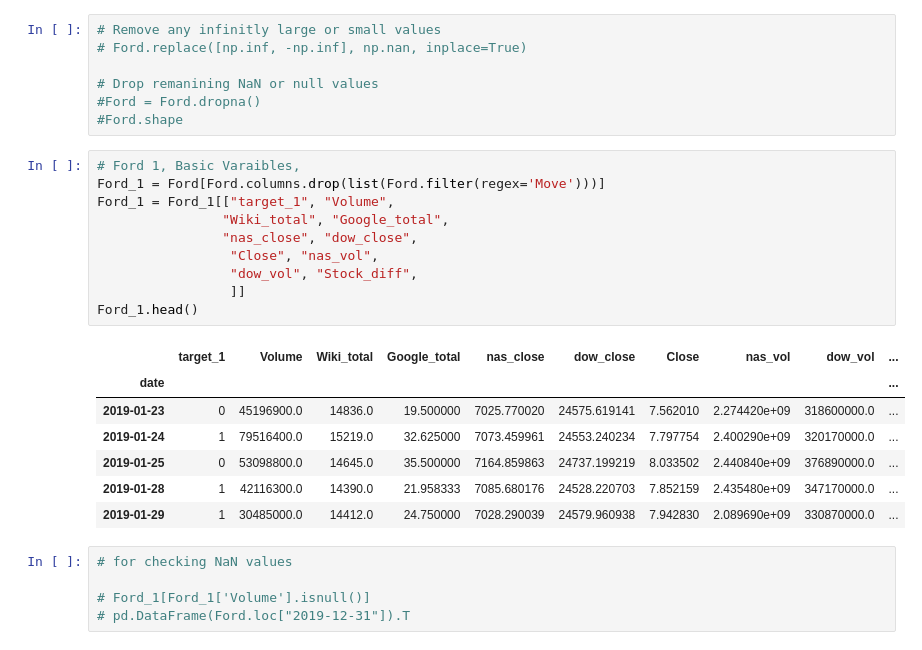
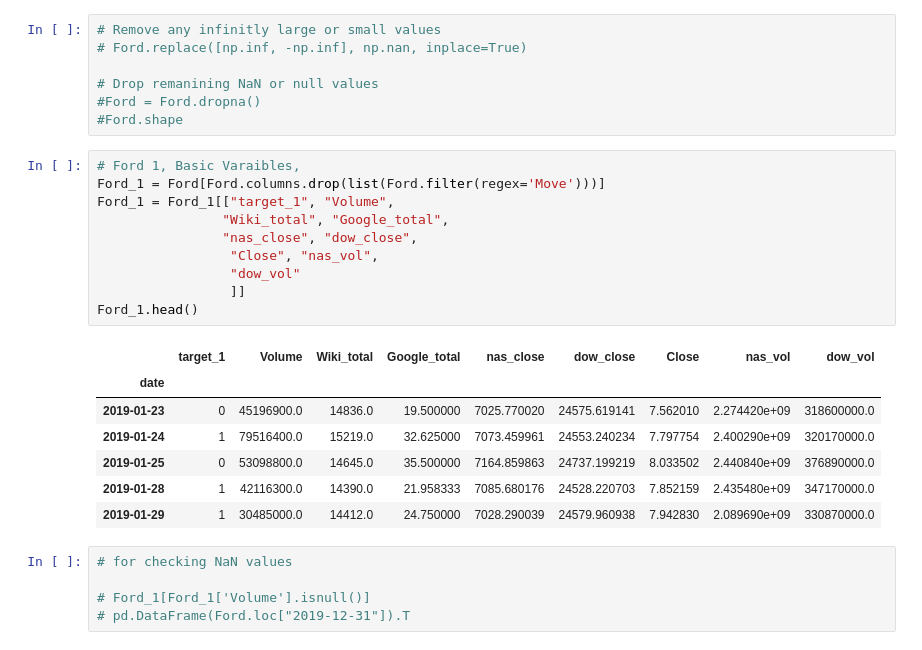
Before and after one commit to fabcabrera/Stock-Predictions, a Jupyter notebook: Jack/Initial CNN with Ford.ipynb, the cells around one changed output. Drawn from its saved outputs; the diff is of its cells as text.

```diff
--- a/Jack/Initial CNN with Ford.ipynb
+++ b/Jack/Initial CNN with Ford.ipynb
@@ -38,21 +38,21 @@ pd.DataFrame(Ford.isna().sum()).T
 # %%
 # Ford 1, Basic Varaibles,
 Ford_1 = Ford[Ford.columns.drop(list(Ford.filter(regex='Move')))]
 Ford_1 = Ford_1[["target_1", "Volume",
                 "Wiki_total", "Google_total",
                 "nas_close", "dow_close",
                  "Close", "nas_vol",
-                 "dow_vol", "Stock_diff",
+                 "dow_vol"
                  ]]
 Ford_1.head()
 # %% [output]
-|  | target_1 | Volume | Wiki_total | Google_total | nas_close | dow_close | Close | nas_vol | dow_vol | ... |
-| date |  |  |  |  |  |  |  |  |  | ... |
-| 2019-01-23 | 0 | 45196900.0 | 14836.0 | 19.500000 | 7025.770020 | 24575.619141 | 7.562010 | 2.274420e+09 | 318600000.0 | ... |
-| 2019-01-24 | 1 | 79516400.0 | 15219.0 | 32.625000 | 7073.459961 | 24553.240234 | 7.797754 | 2.400290e+09 | 320170000.0 | ... |
-| 2019-01-25 | 0 | 53098800.0 | 14645.0 | 35.500000 | 7164.859863 | 24737.199219 | 8.033502 | 2.440840e+09 | 376890000.0 | ... |
-| 2019-01-28 | 1 | 42116300.0 | 14390.0 | 21.958333 | 7085.680176 | 24528.220703 | 7.852159 | 2.435480e+09 | 347170000.0 | ... |
-| 2019-01-29 | 1 | 30485000.0 | 14412.0 | 24.750000 | 7028.290039 | 24579.960938 | 7.942830 | 2.089690e+09 | 330870000.0 | ... |
+|  | target_1 | Volume | Wiki_total | Google_total | nas_close | dow_close | Close | nas_vol | dow_vol |
+| date |  |  |  |  |  |  |  |  |  |
+| 2019-01-23 | 0 | 45196900.0 | 14836.0 | 19.500000 | 7025.770020 | 24575.619141 | 7.562010 | 2.274420e+09 | 318600000.0 |
+| 2019-01-24 | 1 | 79516400.0 | 15219.0 | 32.625000 | 7073.459961 | 24553.240234 | 7.797754 | 2.400290e+09 | 320170000.0 |
+| 2019-01-25 | 0 | 53098800.0 | 14645.0 | 35.500000 | 7164.859863 | 24737.199219 | 8.033502 | 2.440840e+09 | 376890000.0 |
+| 2019-01-28 | 1 | 42116300.0 | 14390.0 | 21.958333 | 7085.680176 | 24528.220703 | 7.852159 | 2.435480e+09 | 347170000.0 |
+| 2019-01-29 | 1 | 30485000.0 | 14412.0 | 24.750000 | 7028.290039 | 24579.960938 | 7.942830 | 2.089690e+09 | 330870000.0 |
 # %%
 # for checking NaN values
 
```
Also changed, not shown: parts of 10 cells of this notebook.
